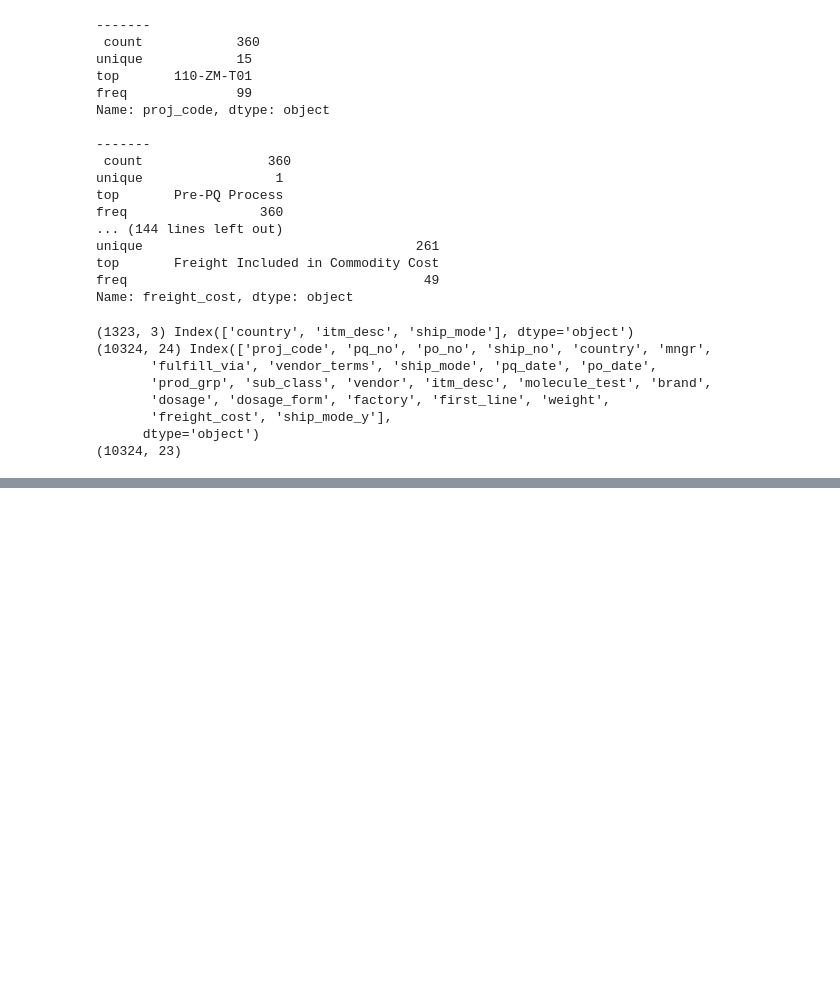
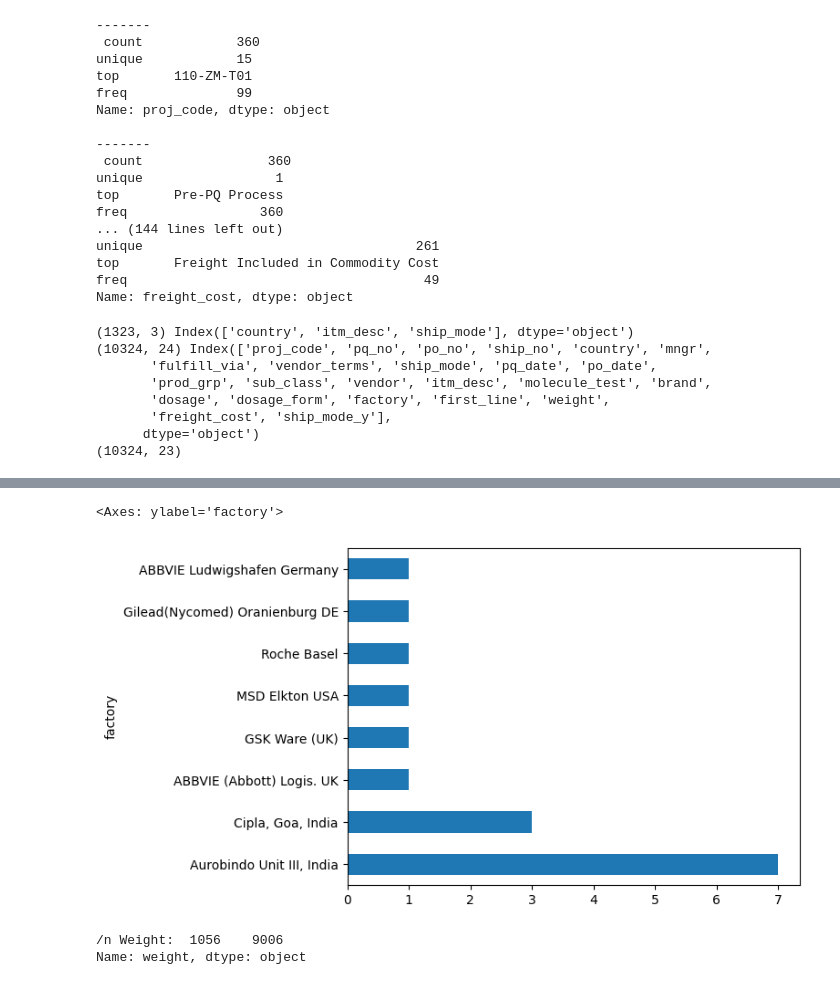
Before and after one commit to rakeshn19/AI-project-SCM, a Jupyter notebook: data_cleaning_feature_engg.ipynb, the cells around one changed output, grey strips where cells are left out. Saved outputs shown, nothing was run; the diff lists cells and outputs as text; code cells hidden in the pictures; blank space fills up the shorter version.

```diff
--- a/data_cleaning_feature_engg.ipynb
+++ b/data_cleaning_feature_engg.ipynb
@@ -272,0 +665,14 @@ dobject= cy.copy()
+# %%
+# Let's see an example for weight
+dobject[dobject['weight'] == 'See DN-304 (ID#:10589)']['factory'].value_counts().plot(
+    kind='barh')
+# %% [output]
+<Axes: ylabel='factory'>
+[figure, added]
+# %%
+# This is the top line item with the weight data for all the ones above..
+# Weight is bundled/consolidated
+print("/n Weight: ", dobject[dint['id']==10589].weight)
+# %% [output]
+/n Weight:  1056    9006
+Name: weight, dtype: object
```
Also changed, not shown: parts of 98 cells of this notebook, 39 other files.
